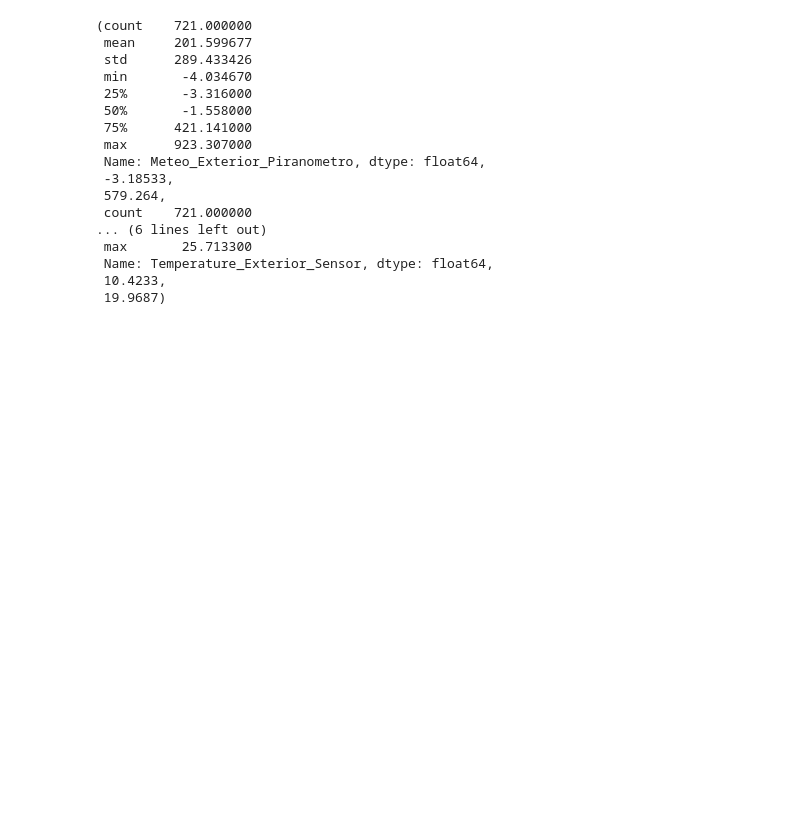
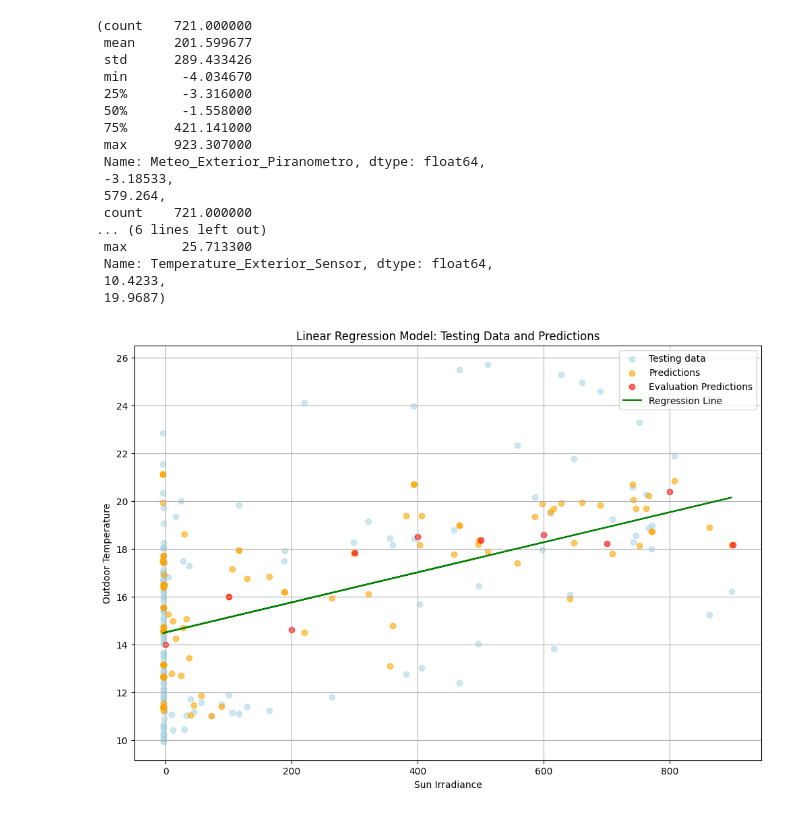
Before and after one commit to sanisaTK/sanisaTK, a Jupyter notebook: HelloWorld.ipynb, the cells around one changed output. Drawn from its saved outputs; the diff is of its cells as text; code cells hidden in the pictures; blank space fills up the shorter version.

```diff
--- a/HelloWorld.ipynb
+++ b/HelloWorld.ipynb
@@ -212,6 +212,52 @@ sun_irradiance_stats, sun_irradiance_most_frequent, sun_irradiance_least_frequen
  Name: Temperature_Exterior_Sensor, dtype: float64,
  10.4233,
  19.9687)
+# %%
+import pandas as pd
+import matplotlib.pyplot as plt
+from sklearn.model_selection import train_test_split
+from sklearn.linear_model import LinearRegression
+from sklearn.neighbors import KNeighborsRegressor
+
+# Load the dataset
+data = pd.read_csv('/dataset.csv')
+
+# Preprocess the data by dropping NaN values
+data_cleaned = data.dropna(subset=['Meteo_Exterior_Piranometro', 'Temperature_Exterior_Sensor'])
+
+# Split the data into training and testing sets
+X = data_cleaned[['Meteo_Exterior_Piranometro']]
+y = data_cleaned['Temperature_Exterior_Sensor']
+X_train, X_test, y_train, y_test = train_test_split(X, y, test_size=0.2, random_state=42)
+
+# Train the K-Neighbors Regression model
+k_neighbors_model = KNeighborsRegressor(n_neighbors=5)
+k_neighbors_model.fit(X_train, y_train)
+y_pred = k_neighbors_model.predict(X_test)
+
+# Train a linear regression model for the regression line
+linear_model = LinearRegression()
+linear_model.fit(X_train, y_train)
+linear_y_pred = linear_model.predict(X_test)
+
+# Evaluation predictions using specific Sun Irradiance values
+X_eval = [[i] for i in range(0, 1000, 100)]
+y_eval_pred = k_neighbors_model.predict(X_eval)
+
+# Visualizing the results
+plt.figure(figsize=(12, 8))
+plt.scatter(X_test, y_test, color='lightblue', label='Testing data', alpha=0.6)
+plt.scatter(X_test, y_pred, color='orange', label='Predictions', alpha=0.6)
+plt.scatter(X_eval, y_eval_pred, color='red', label='Evaluation Predictions', alpha=0.6)
+plt.plot(X_test, linear_y_pred, color='green', label='Regression Line')
+plt.title('Linear Regression Model: Testing Data and Predictions')
+plt.xlabel('Sun Irradiance')
+plt.ylabel('Outdoor Temperature')
+plt.legend()
+plt.grid(True)
+plt.show()
+# %% [output]
+[figure, added]
 # %%
 !pip install seaborn
 # %% [output]
```
